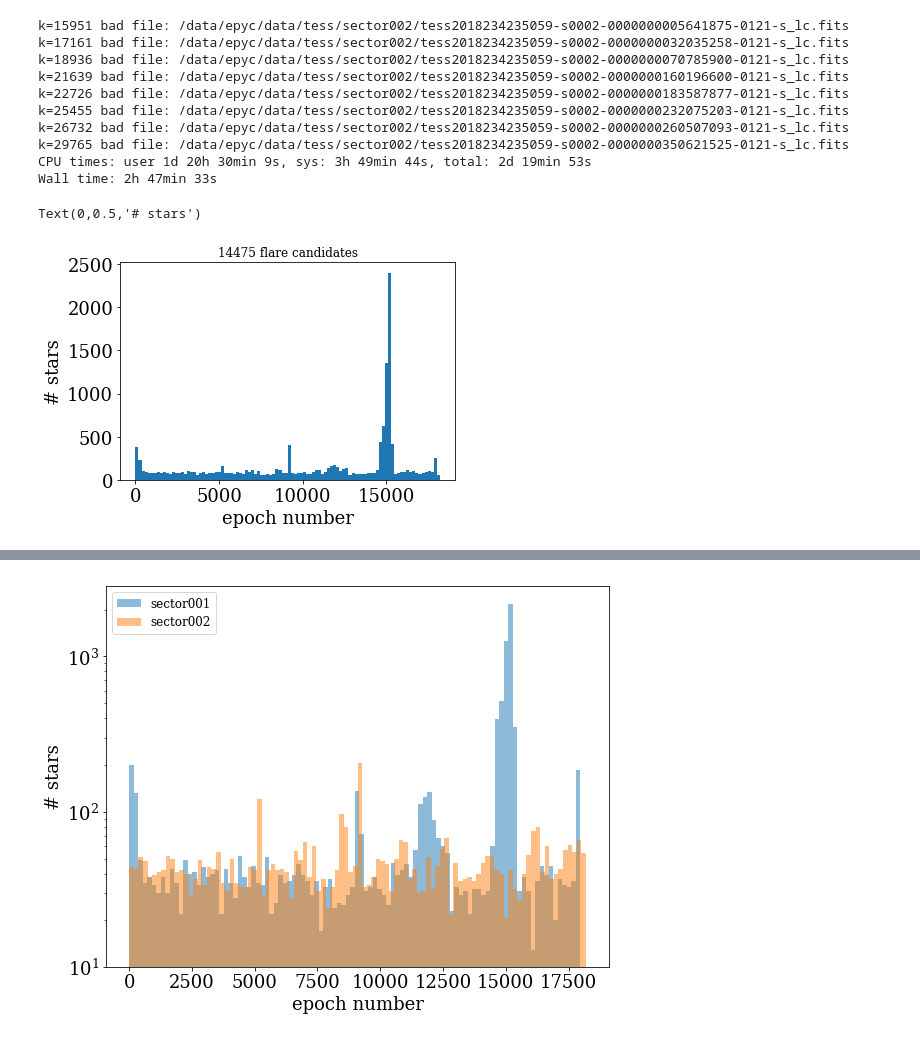
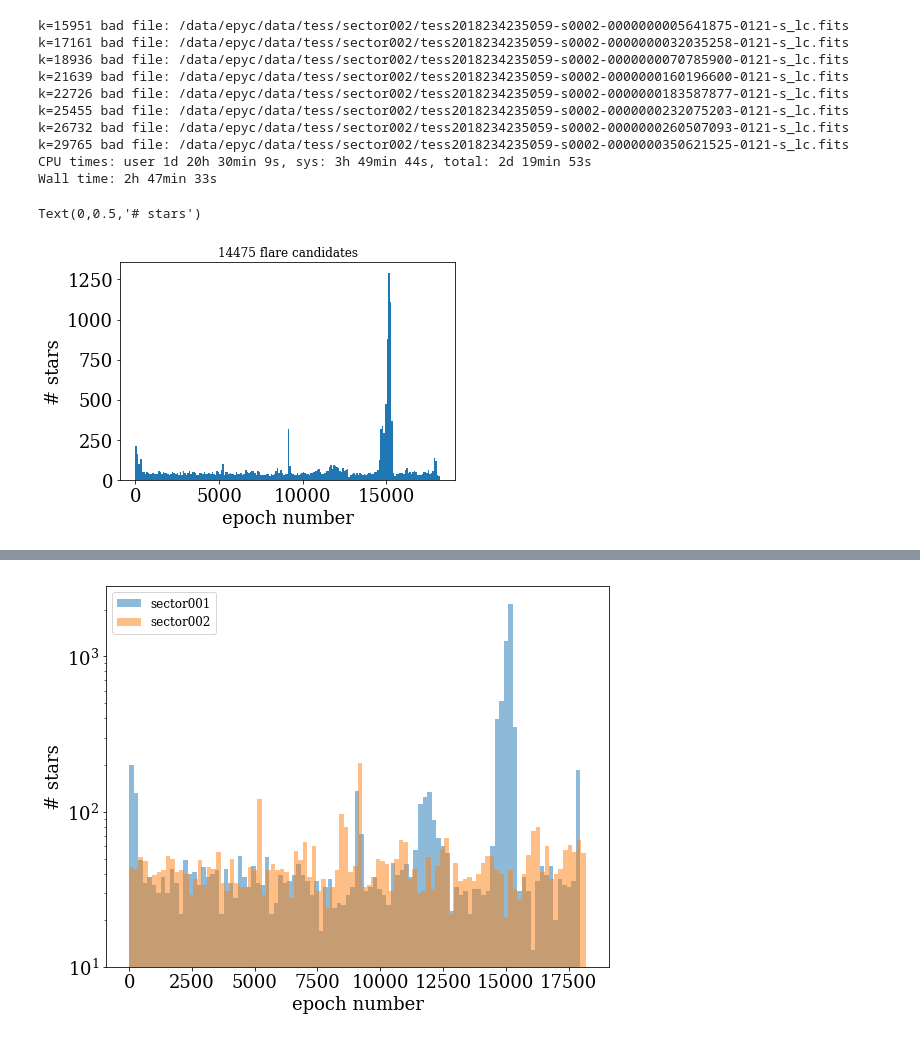
Before and after one commit to jradavenport/helloTESS, a Jupyter notebook: quick_flare.ipynb, the cells around one changed output, grey strips where cells are left out. Saved outputs shown, nothing was run; the diff lists cells and outputs as text; code cells hidden in the pictures.

Commit message:
updated w/ a few more hacky plots

```diff
--- a/quick_flare.ipynb
+++ b/quick_flare.ipynb
@@ -37,6 +37,7 @@ print(len(sect1), len(sect2), len(files))
 %%time
 per_out = np.zeros(len(files)) -1
 per_amp = np.zeros(len(files)) -1
+per_med = np.zeros(len(files)) -1
 
 FL_id = np.array([])
 FL_t0 = np.array([])
@@ -64,6 +65,7 @@ for k in range(len(files)):
 
             per_out[k] = 1./best_frequency
             per_amp[k] = np.nanmax(power)
+            per_med[k] = np.nanmedian(power)
 
             if np.size(FL) > 0:
                 for i in range(len(FL[0])):
@@ -116,11 +118,11 @@ k=29765 bad file: /data/epyc/data/tess/sector002/tess2018234235059-s0002-0000000
 CPU times: user 1d 20h 30min 9s, sys: 3h 49min 44s, total: 2d 19min 53s
 Wall time: 2h 47min 33s
 # %%
-_ = plt.hist((FL_t0+FL_t1)/2.,bins=100)
+Nfl, Bfl, Pt = plt.hist((FL_t0+FL_t1)/2.,bins=200)
 
 plt.title(str(np.size(FL_t0))+' flare candidates',fontsize=12)
 plt.xlabel('epoch number')
 plt.ylabel('# stars')
 # %% [output]
 Text(0,0.5,'# stars')
-[figure, old version]
+[figure, new version]
```
Also changed, not shown: parts of 12 cells of this notebook.
